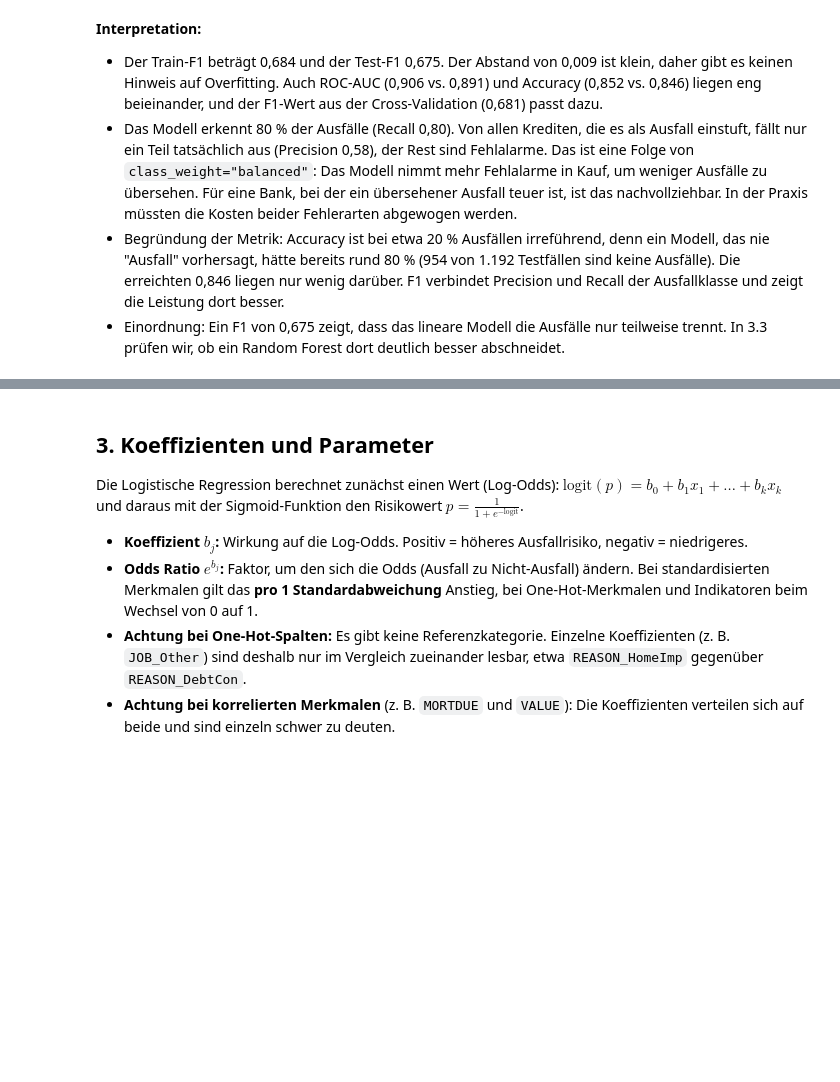
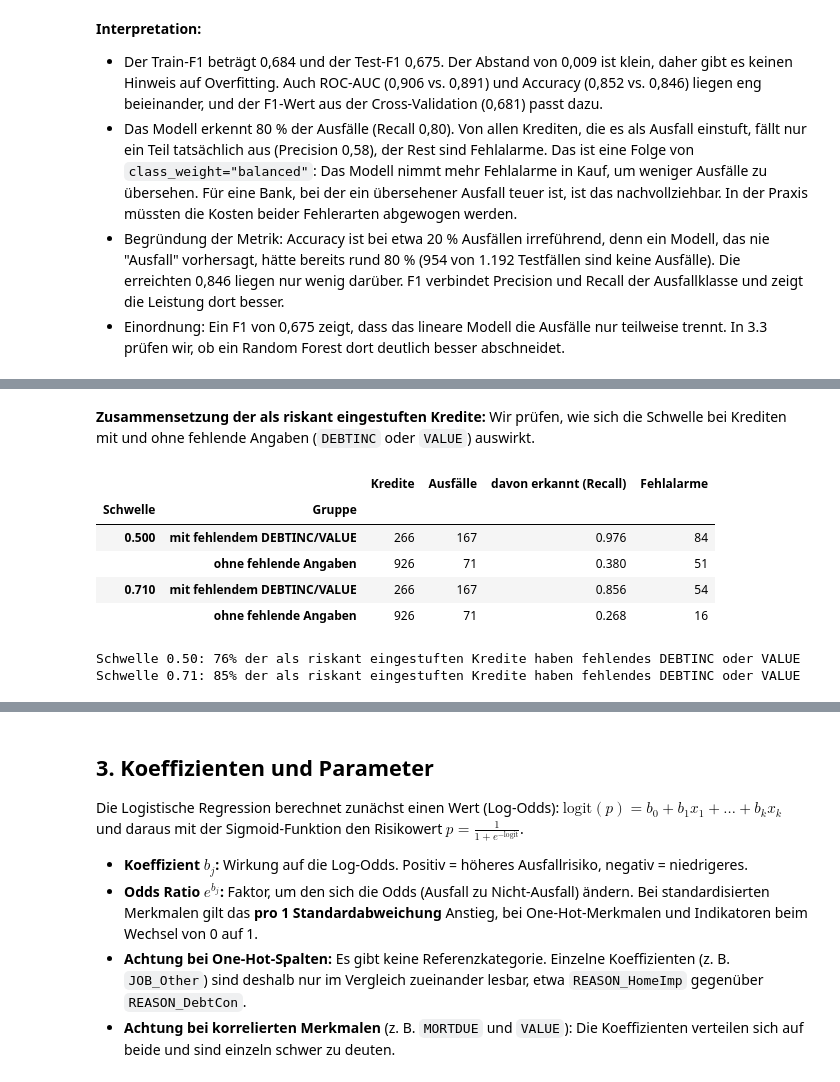
Before and after one commit to SvenSchild/XAI_hmeq-kreditrisikoanalyse, a Jupyter notebook: HMEQ_Logistische_Regression.ipynb, the cells around one changed output, grey strips where cells are left out. Cells and saved outputs as stored; diff of their text form; code cells hidden in the pictures; blank space fills up the shorter version.

```diff
--- a/HMEQ_Logistische_Regression.ipynb
+++ b/HMEQ_Logistische_Regression.ipynb
@@ -132,0 +196,24 @@ weighted avg       0.87      0.85      0.85      1192
+# %% [markdown]
+**Zusammensetzung der als riskant eingestuften Kredite:** Wir prüfen, wie sich die Schwelle bei Krediten mit und ohne fehlende Angaben (`DEBTINC` oder `VALUE`) auswirkt.
+# %%
+hat_ind = X_test[ind_cols].to_numpy().sum(axis=1) > 0       # DEBTINC oder VALUE fehlt
+rows = []
+for t in (0.5, best_t):
+    flagged = proba_te >= t
+    for name, grp in [("mit fehlendem DEBTINC/VALUE", hat_ind), ("ohne fehlende Angaben", ~hat_ind)]:
+        pos = (y_te == 1) & grp
+        rows.append({"Schwelle": t, "Gruppe": name, "Kredite": int(grp.sum()), "Ausfälle": int(pos.sum()),
+                     "davon erkannt (Recall)": (flagged & pos).sum() / pos.sum(),
+                     "Fehlalarme": int((flagged & (y_te == 0) & grp).sum())})
+display(pd.DataFrame(rows).set_index(["Schwelle", "Gruppe"]))
+for t in (0.5, best_t):
+    print(f"Schwelle {t:.2f}: {hat_ind[proba_te >= t].mean():.0%} der als riskant eingestuften Kredite haben fehlendes DEBTINC oder VALUE")
+# %% [output]
+|  |  | Kredite | Ausfälle | davon erkannt (Recall) | Fehlalarme |
+| Schwelle | Gruppe |  |  |  |  |
+| 0.500 | mit fehlendem DEBTINC/VALUE | 266 | 167 | 0.976 | 84 |
+|  | ohne fehlende Angaben | 926 | 71 | 0.380 | 51 |
+| 0.710 | mit fehlendem DEBTINC/VALUE | 266 | 167 | 0.856 | 54 |
+|  | ohne fehlende Angaben | 926 | 71 | 0.268 | 16 |
+Schwelle 0.50: 76% der als riskant eingestuften Kredite haben fehlendes DEBTINC oder VALUE
+Schwelle 0.71: 85% der als riskant eingestuften Kredite haben fehlendes DEBTINC oder VALUE
```
Also changed, not shown: parts of 15 cells of this notebook.
